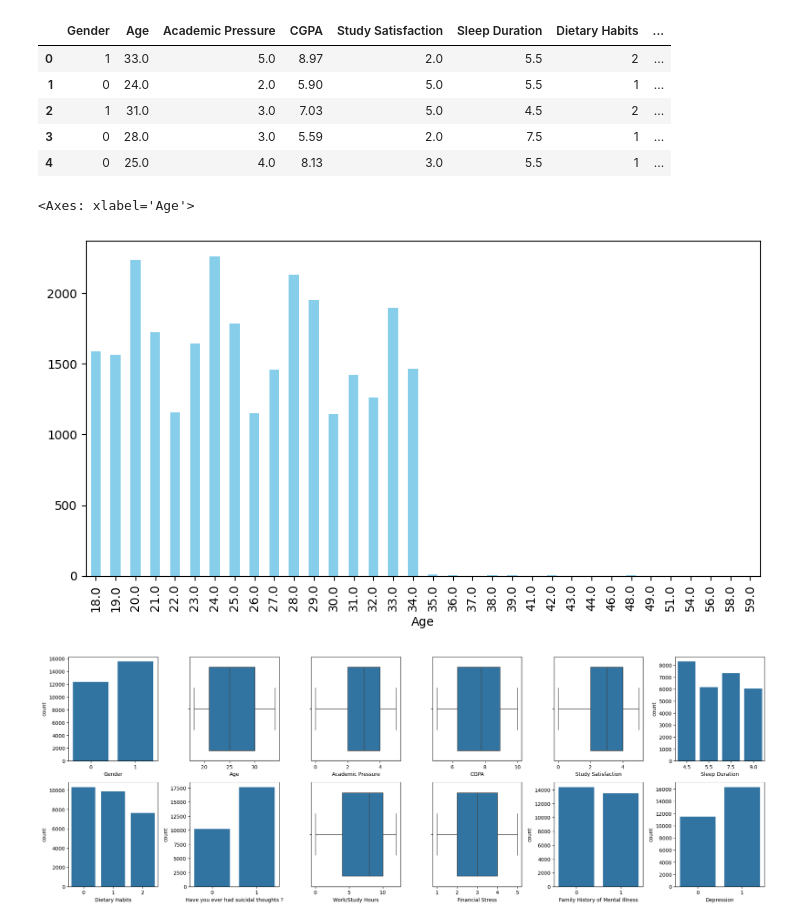
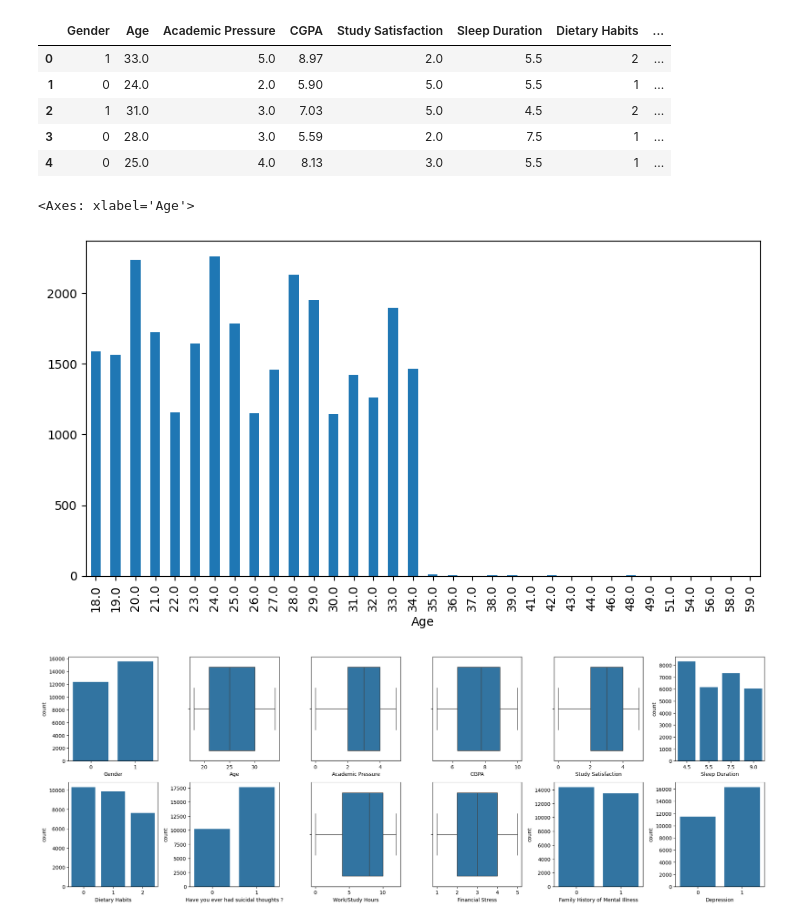
Before and after one commit to seba-art/proyecto1, a Jupyter notebook: Proyecto1_Depresion.ipynb, the cells around one changed output. Drawn from its saved outputs; the diff is of its cells as text; code cells hidden in the pictures.

```diff
--- a/Proyecto1_Depresion.ipynb
+++ b/Proyecto1_Depresion.ipynb
@@ -197,8 +196,8 @@ data.head(5)
 | 4 | 0 | 25.0 | 4.0 | 8.13 | 3.0 | 5.5 | 1 | ... |
 # %%
 #Gráfico para ver la distribución de la edad
-data["Age"].value_counts().sort_index().plot(kind="bar", figsize=(10, 5), color="skyblue")
+data["Age"].value_counts().sort_index().plot(kind="bar", figsize=(10, 5))
 # %% [output]
 <Axes: xlabel='Age'>
-[figure, old version]
+[figure, new version]
 # %%
```
Also changed, not shown: parts of 16 cells of this notebook.
